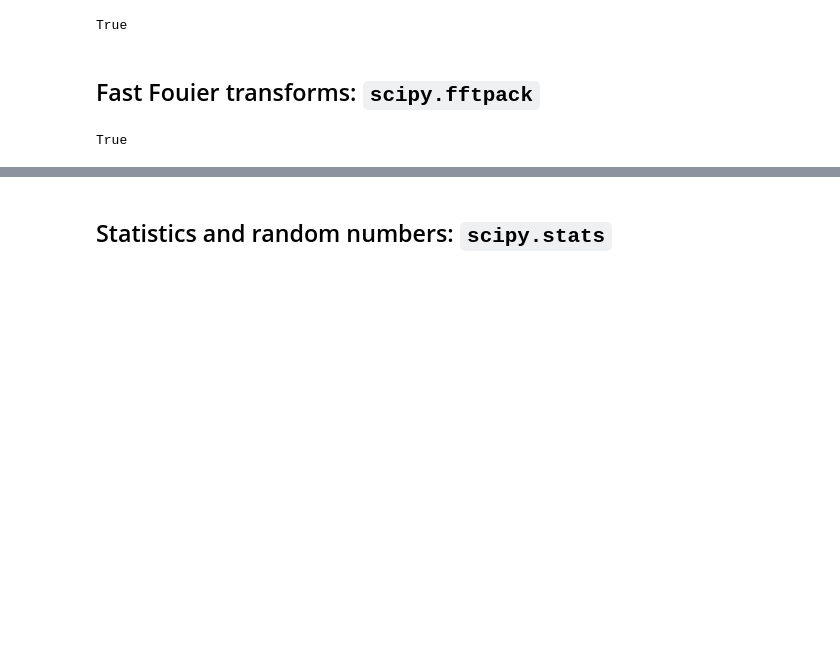
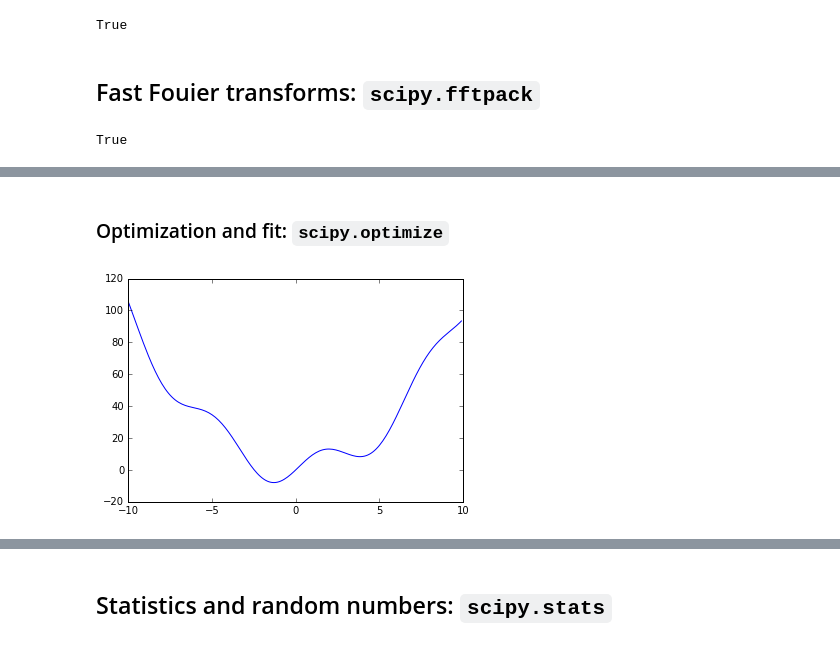
Before and after one commit to chenchaodev/note_machine_learning, a Jupyter notebook: python/Scipy Notes/1.05 Scipy basic.ipynb, the cells around one changed output, grey strips where cells are left out. Drawn from its saved outputs; the diff is of its cells as text; code cells hidden in the pictures; blank space fills up the shorter version.

```diff
--- a/python/Scipy Notes/1.05 Scipy basic.ipynb
+++ b/python/Scipy Notes/1.05 Scipy basic.ipynb
@@ -109,0 +114,12 @@ plt.ylabel('Amplitude')
+# %% [markdown]
+### Optimization and fit: `scipy.optimize`
+# %%
+from scipy import optimize
+def f(x):
+    return x**2 + 10*np.sin(x)
+
+x = np.arange(-10, 10, 0.1)
+plt.plot(x, f(x))
+plt.show()
+# %% [output]
+[figure, added]
```
Also changed, not shown: parts of 61 cells of this notebook, 2 other files.
